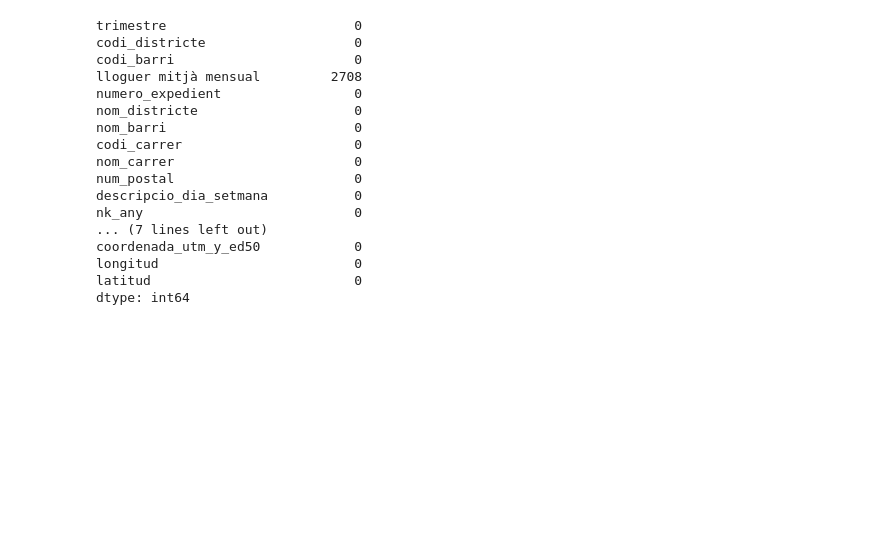
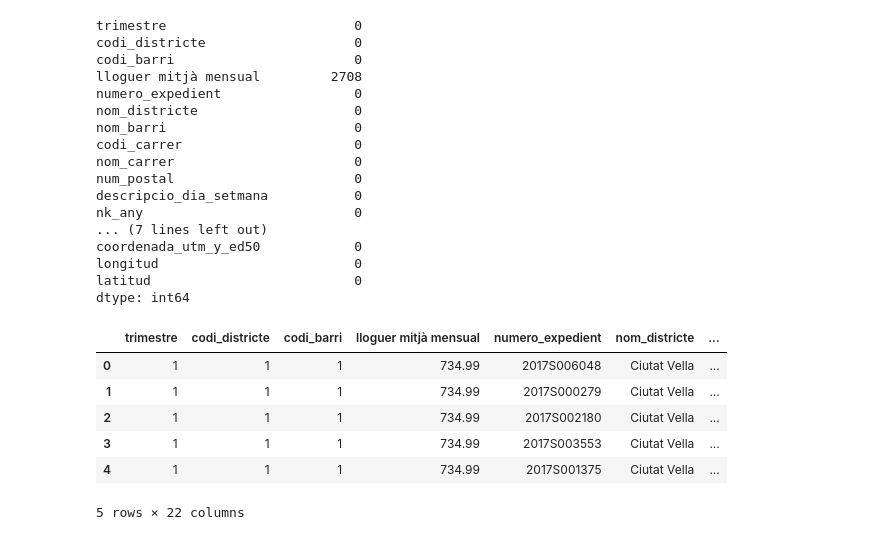
Before and after one commit to Josh1313/hackathon, a Jupyter notebook: test.ipynb, the cells around one changed output. Drawn from its saved outputs; the diff is of its cells as text; code cells hidden in the pictures; blank space fills up the shorter version.

```diff
--- a/test.ipynb
+++ b/test.ipynb
@@ -368,3 +368,13 @@ coordenada_utm_y_ed50            0
 longitud                         0
 latitud                          0
 dtype: int64
+# %%
+merged_df.head()
+# %% [output]
+|  | trimestre | codi_districte | codi_barri | lloguer mitjà mensual | numero_expedient | nom_districte | ... |
+| 0 | 1 | 1 | 1 | 734.99 | 2017S006048 | Ciutat Vella | ... |
+| 1 | 1 | 1 | 1 | 734.99 | 2017S000279 | Ciutat Vella | ... |
+| 2 | 1 | 1 | 1 | 734.99 | 2017S002180 | Ciutat Vella | ... |
+| 3 | 1 | 1 | 1 | 734.99 | 2017S003553 | Ciutat Vella | ... |
+| 4 | 1 | 1 | 1 | 734.99 | 2017S001375 | Ciutat Vella | ... |
+5 rows × 22 columns
```
